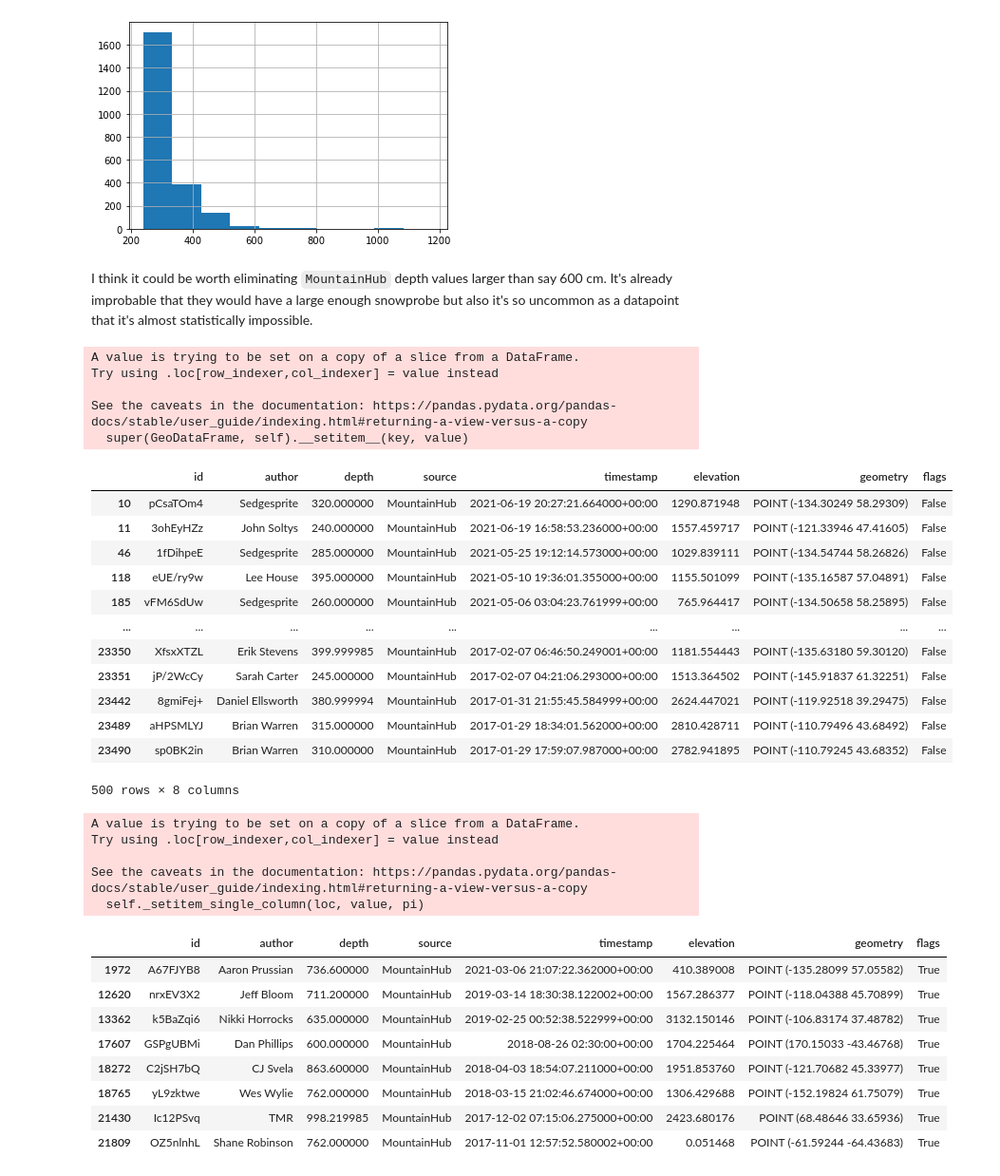
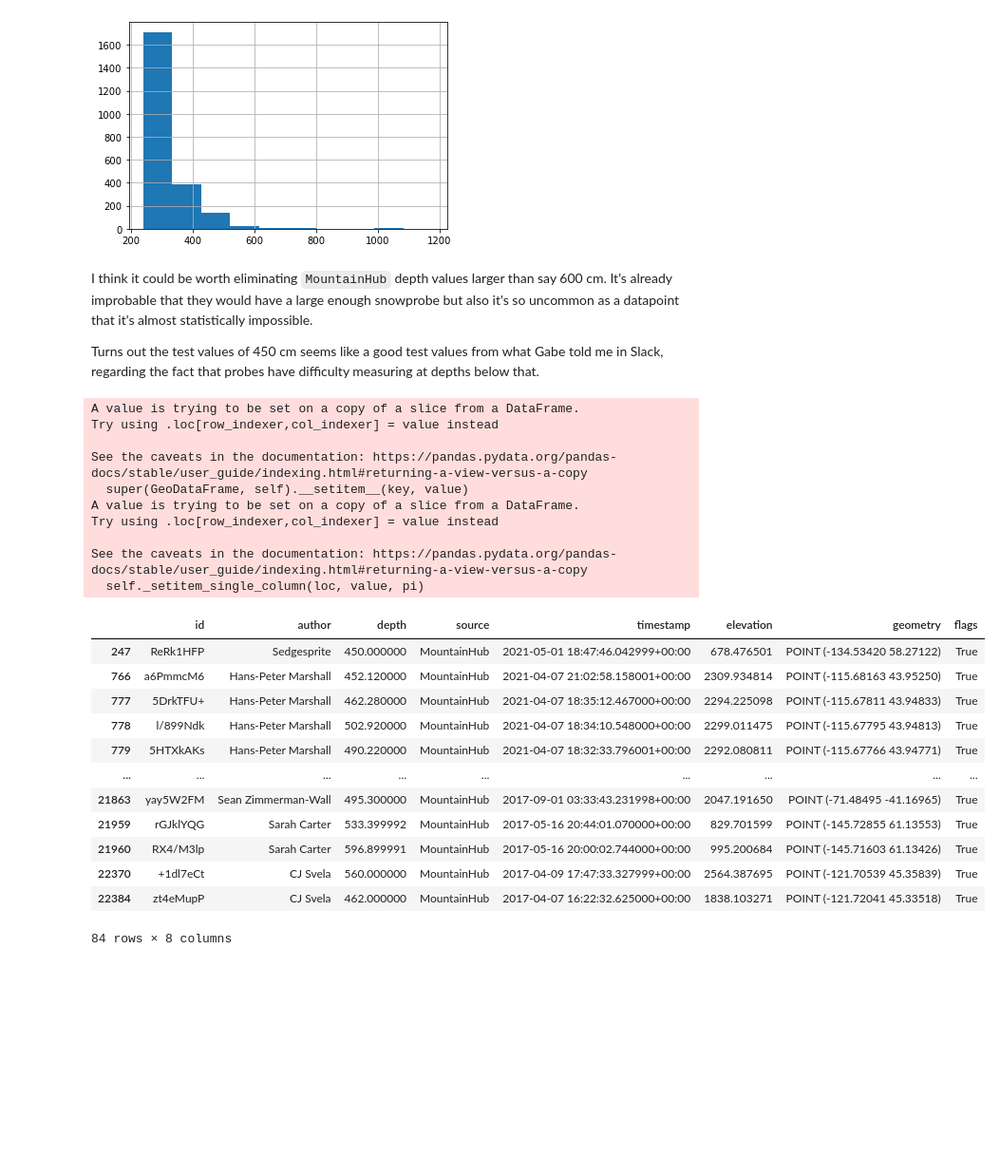
Before and after one commit to kamranwithak/Covid-vaccine-scheduler, a Jupyter notebook: CSOLARGE.ipynb, the cells around one changed output. Shown at 95% size. Cells and saved outputs as stored; diff of their text form; code cells hidden in the pictures; blank space fills up the shorter version.

```diff
--- a/CSOLARGE.ipynb
+++ b/CSOLARGE.ipynb
@@ -145,7 +145,7 @@ I think it's safe to assume that atleast for the region of California that we do
 
 We are now going to extend our exploration to the entire dataset using `CSOgeodata.txt`.
 # %%
-CSO_gdf = gpd.read_file('CSOgeodata.txt')
+CSO_gdf = gpd.read_file('CSOgeodata.geojson')
 CSO_gdf['timestamp'] = pd.to_datetime(CSO_gdf.timestamp)
 CSO_gdf['flags'] = False
 CSO_gdf
@@ -279,47 +279,37 @@ histogram_CA = CSO_gdfLarge['depth'].hist(bins = 10)
 [figure]
 # %% [markdown]
 I think it could be worth eliminating `MountainHub` depth values larger than say 600 cm. It's already improbable that they would have a large enough snowprobe but also it's so uncommon as a datapoint that it's almost statistically impossible.
+
+Turns out the test values of 450 cm seems like a good test values from what Gabe told me in Slack, regarding the fact that probes have difficulty measuring at depths below that.
 # %%
-Test = 600
+Test = 450
 CSO_gdfMH = CSO_gdfLarge.loc[CSO_gdfLarge['source'] == "MountainHub"]
 CSO_gdfMH['flags'] = False
-CSO_gdfMH
+CSO_gdfMH.loc[CSO_gdfMH['depth'] >= Test, 'flags'] = True
+CSO_gdfMHLarge = CSO_gdfMH.loc[CSO_gdfMH['flags'] == True]
+CSO_gdfMHLarge
 # %% [output]
 A value is trying to be set on a copy of a slice from a DataFrame.
 Try using .loc[row_indexer,col_indexer] = value instead
 
 See the caveats in the documentation: https://pandas.pydata.org/pandas-docs/stable/user_guide/indexing.html#returning-a-view-versus-a-copy
   super(GeoDataFrame, self).__setitem__(key, value)
+A value is trying to be set on a copy of a slice from a DataFrame.
+Try using .loc[row_indexer,col_indexer] = value instead
+
+See the caveats in the documentation: https://pandas.pydata.org/pandas-docs/stable/user_guide/indexing.html#returning-a-view-versus-a-copy
+  self._setitem_single_column(loc, value, pi)
 |  | id | author | depth | source | timestamp | elevation | geometry | flags |
-| 10 | pCsaTOm4 | Sedgesprite | 320.000000 | MountainHub | 2021-06-19 20:27:21.664000+00:00 | 1290.871948 | POINT (-134.30249 58.29309) | False |
-| 11 | 3ohEyHZz | John Soltys | 240.000000 | MountainHub | 2021-06-19 16:58:53.236000+00:00 | 1557.459717 | POINT (-121.33946 47.41605) | False |
-| 46 | 1fDihpeE | Sedgesprite | 285.000000 | MountainHub | 2021-05-25 19:12:14.573000+00:00 | 1029.839111 | POINT (-134.54744 58.26826) | False |
-| 118 | eUE/ry9w | Lee House | 395.000000 | MountainHub | 2021-05-10 19:36:01.355000+00:00 | 1155.501099 | POINT (-135.16587 57.04891) | False |
-| 185 | vFM6SdUw | Sedgesprite | 260.000000 | MountainHub | 2021-05-06 03:04:23.761999+00:00 | 765.964417 | POINT (-134.50658 58.25895) | False |
+| 247 | ReRk1HFP | Sedgesprite | 450.000000 | MountainHub | 2021-05-01 18:47:46.042999+00:00 | 678.476501 | POINT (-134.53420 58.27122) | True |
+| 766 | a6PmmcM6 | Hans-Peter Marshall | 452.120000 | MountainHub | 2021-04-07 21:02:58.158001+00:00 | 2309.934814 | POINT (-115.68163 43.95250) | True |
+| 777 | 5DrkTFU+ | Hans-Peter Marshall | 462.280000 | MountainHub | 2021-04-07 18:35:12.467000+00:00 | 2294.225098 | POINT (-115.67811 43.94833) | True |
+| 778 | l/899Ndk | Hans-Peter Marshall | 502.920000 | MountainHub | 2021-04-07 18:34:10.548000+00:00 | 2299.011475 | POINT (-115.67795 43.94813) | True |
+| 779 | 5HTXkAKs | Hans-Peter Marshall | 490.220000 | MountainHub | 2021-04-07 18:32:33.796001+00:00 | 2292.080811 | POINT (-115.67766 43.94771) | True |
 | ... | ... | ... | ... | ... | ... | ... | ... | ... |
-| 23350 | XfsxXTZL | Erik Stevens | 399.999985 | MountainHub | 2017-02-07 06:46:50.249001+00:00 | 1181.554443 | POINT (-135.63180 59.30120) | False |
-| 23351 | jP/2WcCy | Sarah Carter | 245.000000 | MountainHub | 2017-02-07 04:21:06.293000+00:00 | 1513.364502 | POINT (-145.91837 61.32251) | False |
-| 23442 | 8gmiFej+ | Daniel Ellsworth | 380.999994 | MountainHub | 2017-01-31 21:55:45.584999+00:00 | 2624.447021 | POINT (-119.92518 39.29475) | False |
-| 23489 | aHPSMLYJ | Brian Warren | 315.000000 | MountainHub | 2017-01-29 18:34:01.562000+00:00 | 2810.428711 | POINT (-110.79496 43.68492) | False |
-| 23490 | sp0BK2in | Brian Warren | 310.000000 | MountainHub | 2017-01-29 17:59:07.987000+00:00 | 2782.941895 | POINT (-110.79245 43.68352) | False |
+| 21863 | yay5W2FM | Sean Zimmerman-Wall | 495.300000 | MountainHub | 2017-09-01 03:33:43.231998+00:00 | 2047.191650 | POINT (-71.48495 -41.16965) | True |
+| 21959 | rGJklYQG | Sarah Carter | 533.399992 | MountainHub | 2017-05-16 20:44:01.070000+00:00 | 829.701599 | POINT (-145.72855 61.13553) | True |
+| 21960 | RX4/M3lp | Sarah Carter | 596.899991 | MountainHub | 2017-05-16 20:00:02.744000+00:00 | 995.200684 | POINT (-145.71603 61.13426) | True |
+| 22370 | +1dl7eCt | CJ Svela | 560.000000 | MountainHub | 2017-04-09 17:47:33.327999+00:00 | 2564.387695 | POINT (-121.70539 45.35839) | True |
+| 22384 | zt4eMupP | CJ Svela | 462.000000 | MountainHub | 2017-04-07 16:22:32.625000+00:00 | 1838.103271 | POINT (-121.72041 45.33518) | True |
-500 rows × 8 columns
+84 rows × 8 columns
-# %%
-CSO_gdfMH.loc[CSO_gdfMH['depth'] >= Test, 'flags'] = True
-CSO_gdfMHLarge = CSO_gdfMH.loc[CSO_gdfMH['flags'] == True]
-CSO_gdfMHLarge
-# %% [output]
-A value is trying to be set on a copy of a slice from a DataFrame.
-Try using .loc[row_indexer,col_indexer] = value instead
-
-See the caveats in the documentation: https://pandas.pydata.org/pandas-docs/stable/user_guide/indexing.html#returning-a-view-versus-a-copy
-  self._setitem_single_column(loc, value, pi)
-|  | id | author | depth | source | timestamp | elevation | geometry | flags |
-| 1972 | A67FJYB8 | Aaron Prussian | 736.600000 | MountainHub | 2021-03-06 21:07:22.362000+00:00 | 410.389008 | POINT (-135.28099 57.05582) | True |
-| 12620 | nrxEV3X2 | Jeff Bloom | 711.200000 | MountainHub | 2019-03-14 18:30:38.122002+00:00 | 1567.286377 | POINT (-118.04388 45.70899) | True |
-| 13362 | k5BaZqi6 | Nikki Horrocks | 635.000000 | MountainHub | 2019-02-25 00:52:38.522999+00:00 | 3132.150146 | POINT (-106.83174 37.48782) | True |
-| 17607 | GSPgUBMi | Dan Phillips | 600.000000 | MountainHub | 2018-08-26 02:30:00+00:00 | 1704.225464 | POINT (170.15033 -43.46768) | True |
-| 18272 | C2jSH7bQ | CJ Svela | 863.600000 | MountainHub | 2018-04-03 18:54:07.211000+00:00 | 1951.853760 | POINT (-121.70682 45.33977) | True |
-| 18765 | yL9zktwe | Wes Wylie | 762.000000 | MountainHub | 2018-03-15 21:02:46.674000+00:00 | 1306.429688 | POINT (-152.19824 61.75079) | True |
-| 21430 | Ic12PSvq | TMR | 998.219985 | MountainHub | 2017-12-02 07:15:06.275000+00:00 | 2423.680176 | POINT (68.48646 33.65936) | True |
-| 21809 | OZ5nlnhL | Shane Robinson | 762.000000 | MountainHub | 2017-11-01 12:57:52.580002+00:00 | 0.051468 | POINT (-61.59244 -64.43683) | True |
 # %% [markdown]
```
Also changed, not shown: parts of 3 cells of this notebook.
